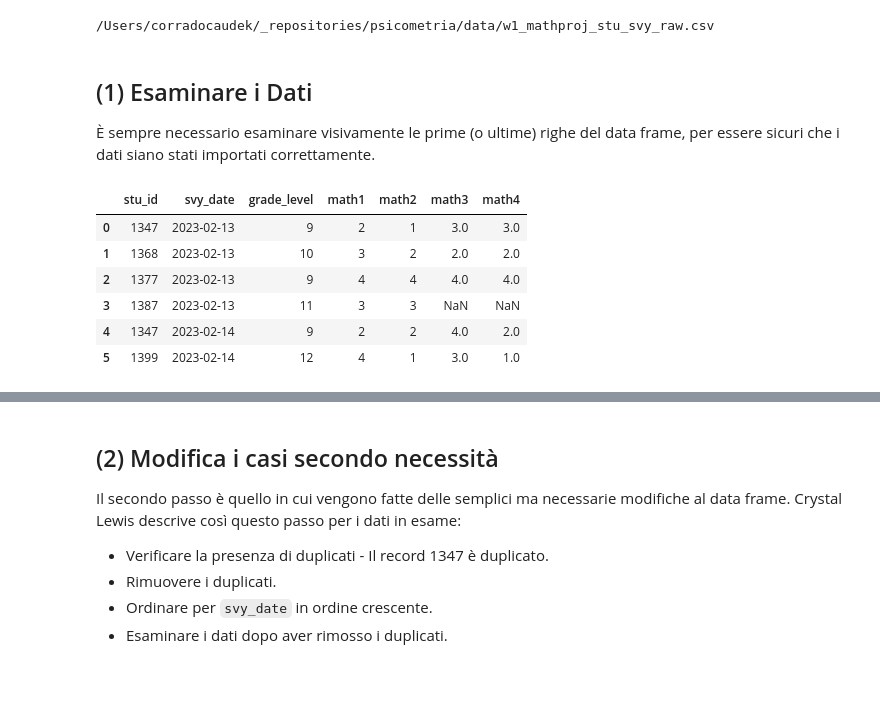
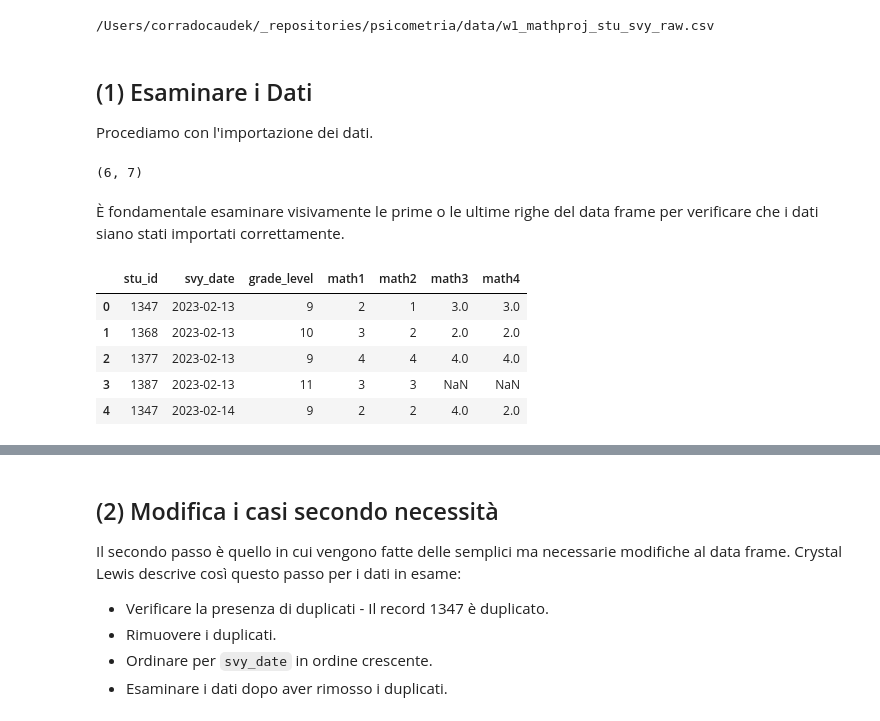
Before and after one commit to ccaudek/psicometria, a Jupyter notebook: chapters/eda/02_data_cleaning.ipynb, the cells around one changed output, grey strips where cells are left out. Saved outputs shown, nothing was run; the diff lists cells and outputs as text; code cells hidden in the pictures; blank space fills up the shorter version.

```diff
--- a/chapters/eda/02_data_cleaning.ipynb
+++ b/chapters/eda/02_data_cleaning.ipynb
@@ -90,18 +92,23 @@ file_path = os.path.join(project_directory, "data", "w1_mathproj_stu_svy_raw.csv
 print(file_path)
 # %% [output]
 /Users/corradocaudek/_repositories/psicometria/data/w1_mathproj_stu_svy_raw.csv
+# %% [markdown]
+## (1) Esaminare i Dati
+
+Procediamo con l'importazione dei dati.
+# %%
+svy = pd.read_csv(file_path)
+svy.shape
+# %% [output]
+(6, 7)
 # %% [markdown]
-## (1) Esaminare i Dati
-
-È sempre necessario esaminare visivamente le prime (o ultime) righe del data frame, per essere sicuri che i dati siano stati importati correttamente.
+È fondamentale esaminare visivamente le prime o le ultime righe del data frame per verificare che i dati siano stati importati correttamente.
-# %%
-svy = pd.read_csv(file_path)
-svy
-# %% [output]
-|  | stu_id | svy_date | grade_level | math1 | math2 | math3 | math4 |
-| 0 | 1347 | 2023-02-13 | 9 | 2 | 1 | 3.0 | 3.0 |
-| 1 | 1368 | 2023-02-13 | 10 | 3 | 2 | 2.0 | 2.0 |
-| 2 | 1377 | 2023-02-13 | 9 | 4 | 4 | 4.0 | 4.0 |
-| 3 | 1387 | 2023-02-13 | 11 | 3 | 3 | NaN | NaN |
-| 4 | 1347 | 2023-02-14 | 9 | 2 | 2 | 4.0 | 2.0 |
-| 5 | 1399 | 2023-02-14 | 12 | 4 | 1 | 3.0 | 1.0 |
+# %%
+svy.head()
+# %% [output]
+|  | stu_id | svy_date | grade_level | math1 | math2 | math3 | math4 |
+| 0 | 1347 | 2023-02-13 | 9 | 2 | 1 | 3.0 | 3.0 |
+| 1 | 1368 | 2023-02-13 | 10 | 3 | 2 | 2.0 | 2.0 |
+| 2 | 1377 | 2023-02-13 | 9 | 4 | 4 | 4.0 | 4.0 |
+| 3 | 1387 | 2023-02-13 | 11 | 3 | 3 | NaN | NaN |
+| 4 | 1347 | 2023-02-14 | 9 | 2 | 2 | 4.0 | 2.0 |
```
Also changed, not shown: parts of 7 cells of this notebook, 40 other files.
